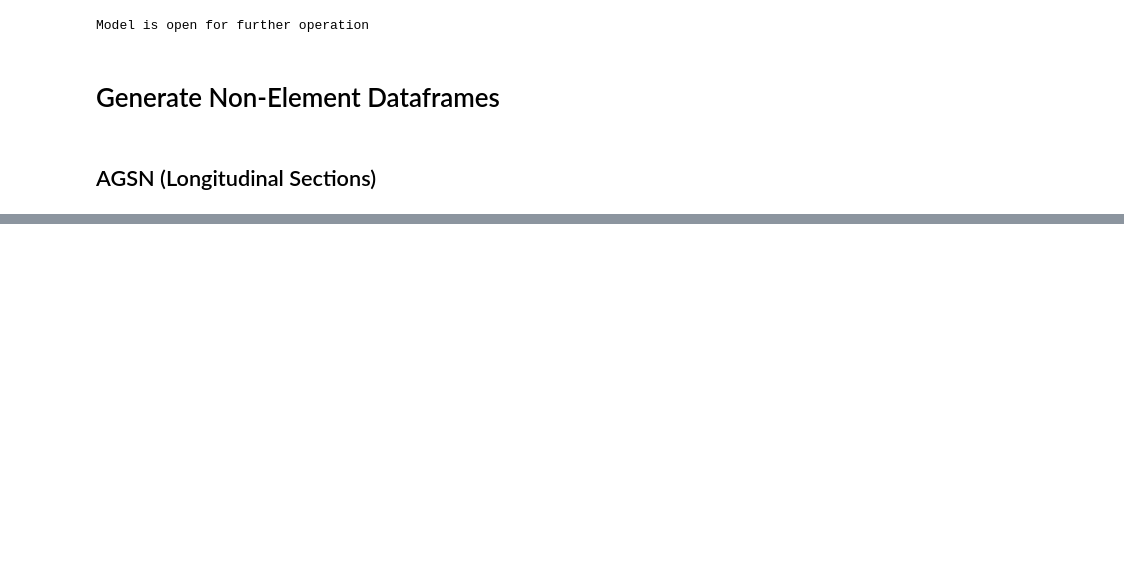
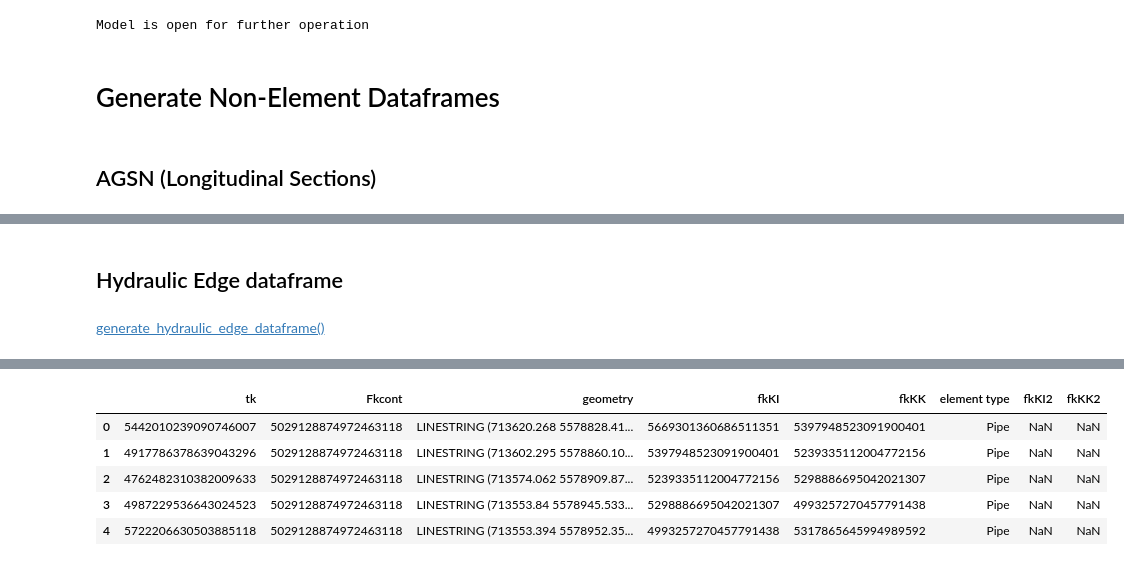
Before and after one commit to 3SConsult/sir3stoolkit, a Jupyter notebook: .doctrees/nbsphinx/tutorials/SIR3S_Model_Mantle/ToolkitTutorial053.ipynb, the cells around one changed output, grey strips where cells are left out. Drawn from its saved outputs; the diff is of its cells as text; code cells hidden in the pictures; blank space fills up the shorter version.

```diff
--- a/.doctrees/nbsphinx/tutorials/SIR3S_Model_Mantle/ToolkitTutorial053.ipynb
+++ b/.doctrees/nbsphinx/tutorials/SIR3S_Model_Mantle/ToolkitTutorial053.ipynb
@@ -97,3 +99,10 @@ dfs[1].head() # Lfdnr 1 RL
 | 2 | 4919359344392474301 | Rohr R-K4643S R-K4173S | 4816511167455310973 | 4779752876656844188 | 5204829332281547346 | 6,265505 | 0 | 0,05 | 1 | 0 | ... |
 | 3 | 5299861566239260044 | Rohr R-K4523S R-K4643S | 4816511167455310973 | 4779752876656844188 | 5204829332281547346 | 14,40754 | 0 | 0,05 | 1 | 0 | ... |
 | 4 | 5204837016964086891 | Rohr R-K4513S R-K4523S | 4816511167455310973 | 4779752876656844188 | 5204829332281547346 | 13,51584 | 0 | 0,05 | 1 | 0 | ... |
+# %% [markdown]
+## Hydraulic Edge dataframe
+# %% [markdown]
+[generate_hydraulic_edge_dataframe()](https://3sconsult.github.io/sir3stoolkit/references/sir3stoolkit.mantle.html#sir3stoolkit.mantle.dataframes.SIR3S_Model_Dataframes.generate_hydraulic_edge_dataframe)
+# %%
+(s3s.generate_hydraulic_edge_dataframe()).head(5)
+# %% [output]
@@ -99,0 +126,6 @@ dfs[1].head() # Lfdnr 1 RL
+|  | tk | Fkcont | geometry | fkKI | fkKK | element type | fkKI2 | fkKK2 |
+| 0 | 5442010239090746007 | 5029128874972463118 | LINESTRING (713620.268 5578828.41... | 5669301360686511351 | 5397948523091900401 | Pipe | NaN | NaN |
+| 1 | 4917786378639043296 | 5029128874972463118 | LINESTRING (713602.295 5578860.10... | 5397948523091900401 | 5239335112004772156 | Pipe | NaN | NaN |
+| 2 | 4762482310382009633 | 5029128874972463118 | LINESTRING (713574.062 5578909.87... | 5239335112004772156 | 5298886695042021307 | Pipe | NaN | NaN |
+| 3 | 4987229536643024523 | 5029128874972463118 | LINESTRING (713553.84 5578945.533... | 5298886695042021307 | 4993257270457791438 | Pipe | NaN | NaN |
+| 4 | 5722206630503885118 | 5029128874972463118 | LINESTRING (713553.394 5578952.35... | 4993257270457791438 | 5317865645994989592 | Pipe | NaN | NaN |
```
Also changed, not shown: parts of 4 cells of this notebook, 10 other files.
